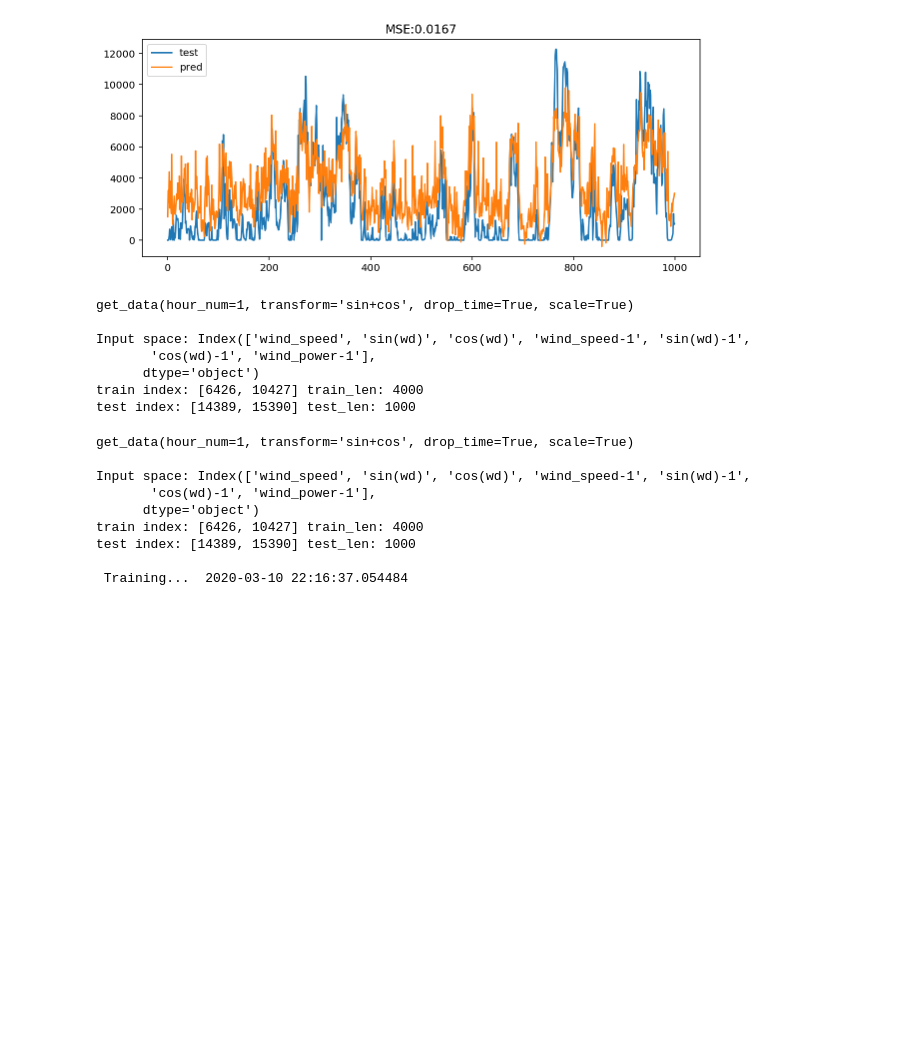
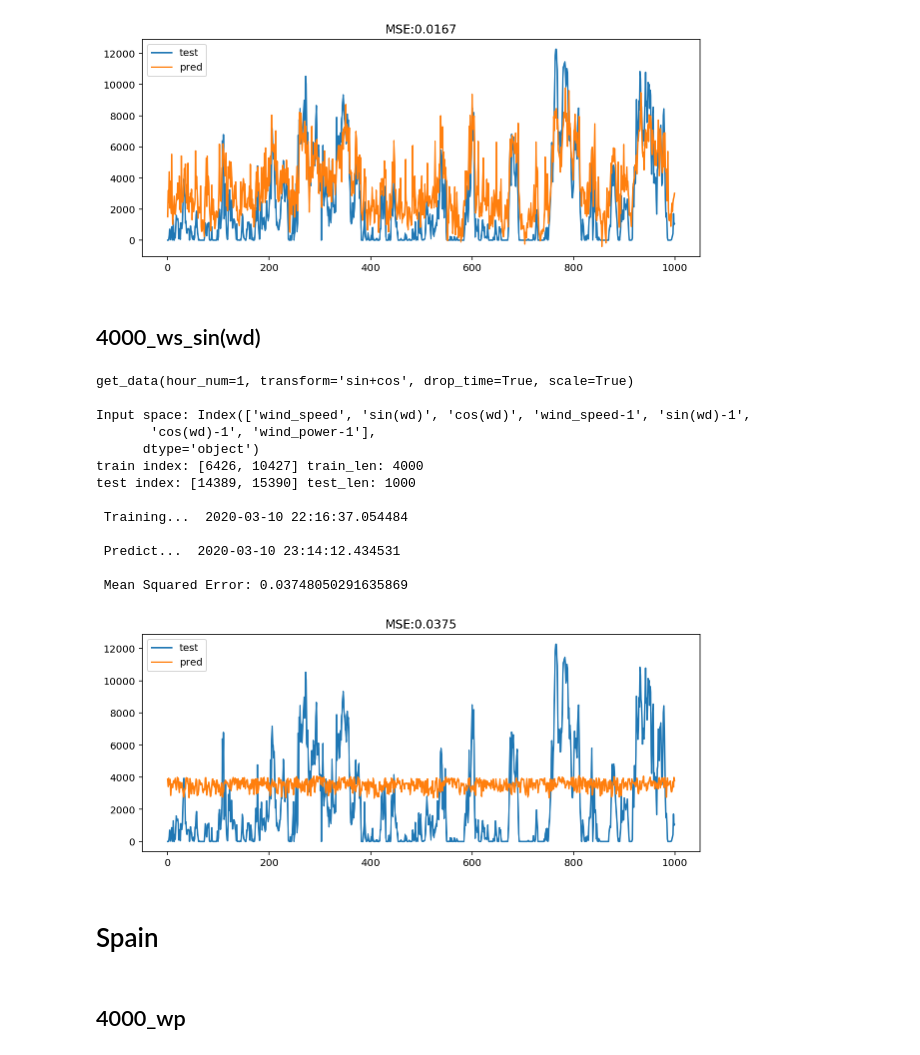
Before and after one commit to longdongchuan/ML_Project, a Jupyter notebook: ML - 2.1/SVR+/SVR+_test.ipynb, the cells around one changed output. Drawn from its saved outputs; the diff is of its cells as text; code cells hidden in the pictures; blank space fills up the shorter version.

```diff
--- a/ML - 2.1/SVR+/SVR+_test.ipynb
+++ b/ML - 2.1/SVR+/SVR+_test.ipynb
@@ -42,51 +86,48 @@ test index: [14389, 15390] test_len: 1000
 
  Mean Squared Error: 0.01667742097965347
 [figure]
-# %%
-X_train, X_test, Y_train, Y_test ,Y_scaler= get_data(
-    hour_num=1, transform='sin+cos',
-    train_index=[6426,10427],
-    test_index=[14389,15390],
-    return_y_scaler=True)
-# %% [output]
-get_data(hour_num=1, transform='sin+cos', drop_time=True, scale=True)
-
-Input space: Index(['wind_speed', 'sin(wd)', 'cos(wd)', 'wind_speed-1', 'sin(wd)-1',
-       'cos(wd)-1', 'wind_power-1'],
-      dtype='object')
-train index: [6426, 10427] train_len: 4000
-test index: [14389, 15390] test_len: 1000
+# %% [markdown]
+## 4000_ws_sin(wd)
 # %%
 X_train, X_test, Y_train, Y_test ,Y_scaler= get_data(
     hour_num=1, transform='sin+cos',
     train_index=[6426,10427],
     test_index=[14389,15390],
     return_y_scaler=True)
 
 X_star = np.array(X_train[['wind_speed','sin(wd)']]) # X_star
 X_train = np.array(X_train)
 X_test = np.array(X_test)
 Y_train = np.array(Y_train).reshape(-1, 1)
 Y_test = np.array(Y_test).reshape(-1, 1)
 
 Parameters = {'C': 10,
               'gamma_corSpace': 10,
               'gamma_rbf': 1,
               'gamma_rbf_corSpace': 10,
               'epsilon': 0.1,
               'tol': 0.0001}
 
 Y_preds = svr_plus(X_train, X_test, Y_train, Y_test,
                    X_star, Parameters,
                    Y_scaler=Y_scaler,return_y_pred=True)
-Y_preds.to_csv('result/svr_plus_pred_of_data1.csv')
+Y_preds.to_csv('result/US_ws_sin(wd).csv')
 # %% [output]
 get_data(hour_num=1, transform='sin+cos', drop_time=True, scale=True)
 
 Input space: Index(['wind_speed', 'sin(wd)', 'cos(wd)', 'wind_speed-1', 'sin(wd)-1',
        'cos(wd)-1', 'wind_power-1'],
       dtype='object')
 train index: [6426, 10427] train_len: 4000
 test index: [14389, 15390] test_len: 1000
 
  Training...  2020-03-10 22:16:37.054484
+
+ Predict...  2020-03-10 23:14:12.434531
+
+ Mean Squared Error: 0.03748050291635869
+[figure, added]
+# %% [markdown]
+# Spain
+# %% [markdown]
+## 4000_wp
```
Also changed, not shown: parts of 7 cells of this notebook, 3 other files.
